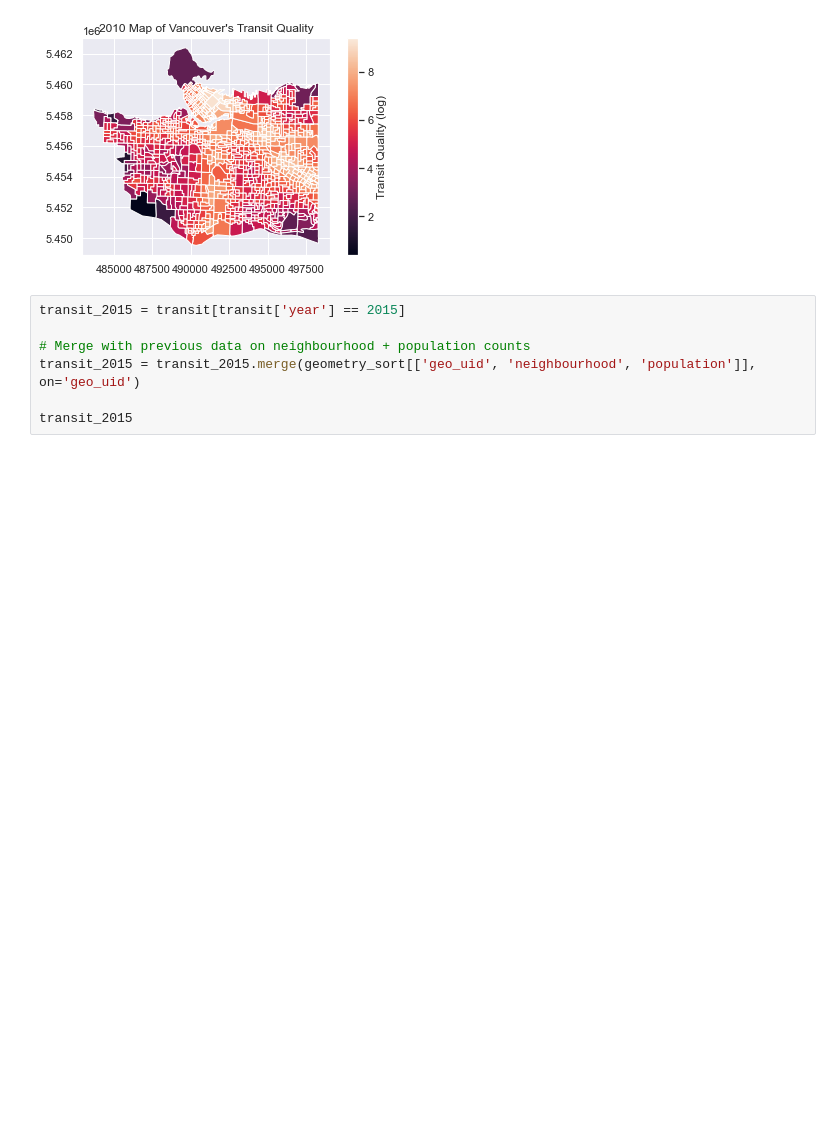
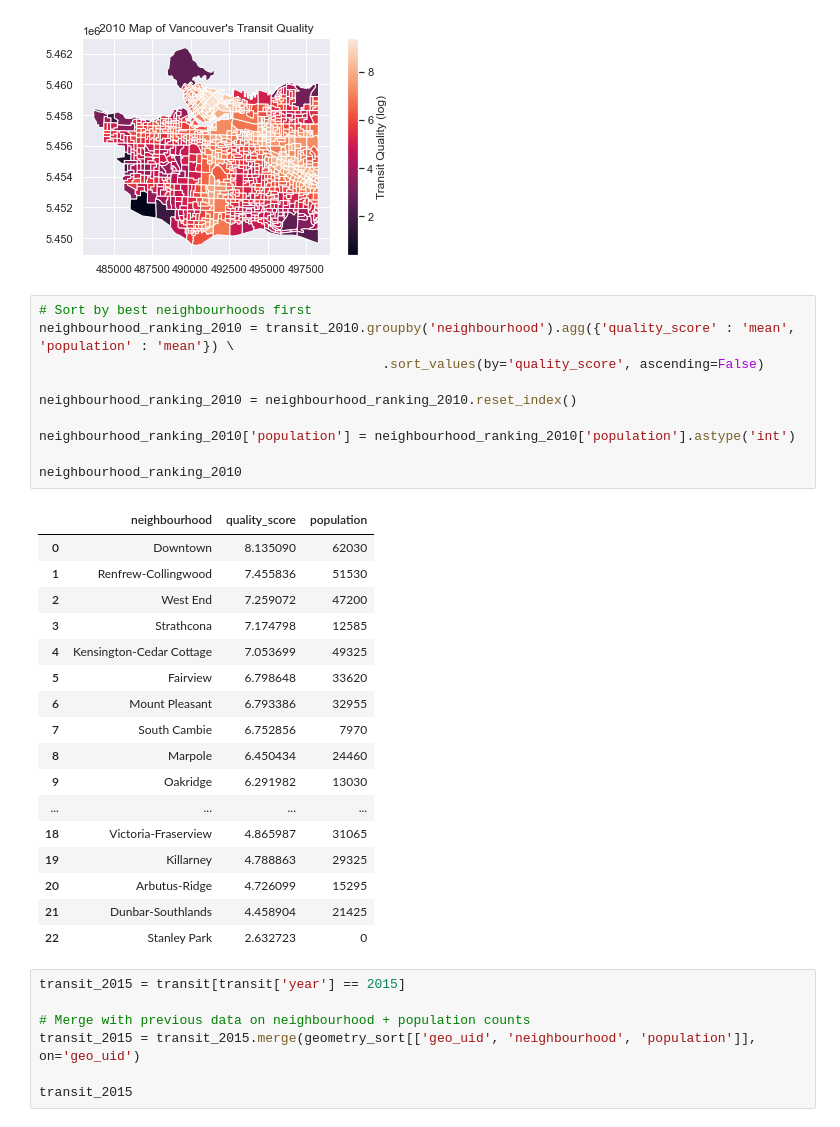
Before and after one commit to rebywong/cmpt353-project, a Jupyter notebook: vancouver_transit.ipynb, the cells around one changed output. Cells and saved outputs as stored; diff of their text form; blank space fills up the shorter version.

Commit message:
Aggregated neighbourhood rankings for 2010, 2015, 2020

```diff
--- a/vancouver_transit.ipynb
+++ b/vancouver_transit.ipynb
@@ -1285,6 +1286,34 @@ transit_2010.plot(column='quality_score', legend=True, legend_kwds={'label':'Tra
 # %% [output]
 Text(0.5, 1.0, "2010 Map of Vancouver's Transit Quality")
 [figure]
+# %%
+# Sort by best neighbourhoods first
+neighbourhood_ranking_2010 = transit_2010.groupby('neighbourhood').agg({'quality_score' : 'mean', 'population' : 'mean'}) \
+                                            .sort_values(by='quality_score', ascending=False)
+
+neighbourhood_ranking_2010 = neighbourhood_ranking_2010.reset_index()
+
+neighbourhood_ranking_2010['population'] = neighbourhood_ranking_2010['population'].astype('int')
+
+neighbourhood_ranking_2010
+# %% [output]
+|  | neighbourhood | quality_score | population |
+| 0 | Downtown | 8.135090 | 62030 |
+| 1 | Renfrew-Collingwood | 7.455836 | 51530 |
+| 2 | West End | 7.259072 | 47200 |
+| 3 | Strathcona | 7.174798 | 12585 |
+| 4 | Kensington-Cedar Cottage | 7.053699 | 49325 |
+| 5 | Fairview | 6.798648 | 33620 |
+| 6 | Mount Pleasant | 6.793386 | 32955 |
+| 7 | South Cambie | 6.752856 | 7970 |
+| 8 | Marpole | 6.450434 | 24460 |
+| 9 | Oakridge | 6.291982 | 13030 |
+| ... | ... | ... | ... |
+| 18 | Victoria-Fraserview | 4.865987 | 31065 |
+| 19 | Killarney | 4.788863 | 29325 |
+| 20 | Arbutus-Ridge | 4.726099 | 15295 |
+| 21 | Dunbar-Southlands | 4.458904 | 21425 |
+| 22 | Stanley Park | 2.632723 | 0 |
 # %%
 transit_2015 = transit[transit['year'] == 2015]
 
```
Also changed, not shown: parts of 3 cells of this notebook.
